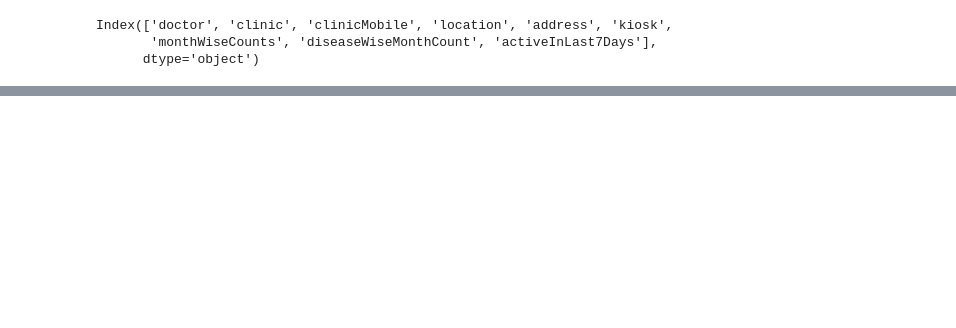
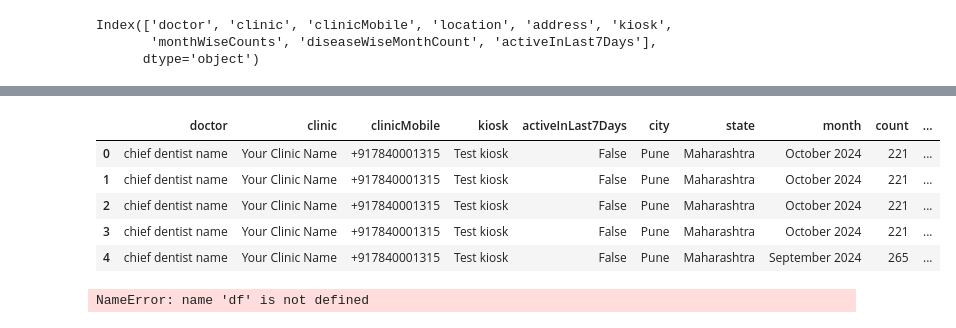
Before and after one commit to tejas-p-28/scano_data_analysis, a Jupyter notebook: scano_data.ipynb, the cells around one changed output, grey strips where cells are left out. Cells and saved outputs as stored; diff of their text form; code cells hidden in the pictures; blank space fills up the shorter version.

```diff
--- a/scano_data.ipynb
+++ b/scano_data.ipynb
@@ -84,2 +147,5 @@ TypeError: 'numpy.ndarray' object is not callable
+# %%
+month_wise = df.explode('monthWiseCounts').reset_index(drop=True)
+month_wise_data = pd.concat([month_wise.drop(['monthWiseCounts'], axis=1), month_wise['monthWiseCounts'].apply(pd.Series)], axis=1)
 # %%
-oct_months = pd.DataFrame(oct_month)
+df = pd.DataFrame(month_wise_data)
@@ -85,0 +161,14 @@ oct_months = pd.DataFrame(oct_month)
+# %%
+disease_wise = df.explode('diseaseWiseMonthCount').reset_index(drop=True)
+disease_wise_data = pd.concat([disease_wise.drop(['diseaseWiseMonthCount'], axis=1), month_wise['monthWiseCounts'].apply(pd.Series)], axis=1)
+# %%
+df = pd.DataFrame(disease_wise_data)
+# %%
+df.head()
+# %% [output]
+|  | doctor | clinic | clinicMobile | kiosk | activeInLast7Days | city | state | month | count | ... |
+| 0 | chief dentist name | Your Clinic Name | +917840001315 | Test kiosk | False | Pune | Maharashtra | October 2024 | 221 | ... |
+| 1 | chief dentist name | Your Clinic Name | +917840001315 | Test kiosk | False | Pune | Maharashtra | October 2024 | 221 | ... |
+| 2 | chief dentist name | Your Clinic Name | +917840001315 | Test kiosk | False | Pune | Maharashtra | October 2024 | 221 | ... |
+| 3 | chief dentist name | Your Clinic Name | +917840001315 | Test kiosk | False | Pune | Maharashtra | October 2024 | 221 | ... |
+| 4 | chief dentist name | Your Clinic Name | +917840001315 | Test kiosk | False | Pune | Maharashtra | September 2024 | 265 | ... |
@@ -86 +189,5 @@ oct_months = pd.DataFrame(oct_month)
+# %%
+df.head()
+# %% [output]
+NameError: name 'df' is not defined
 # %%
```
Also changed, not shown: parts of 91 cells of this notebook, 2 other files.
